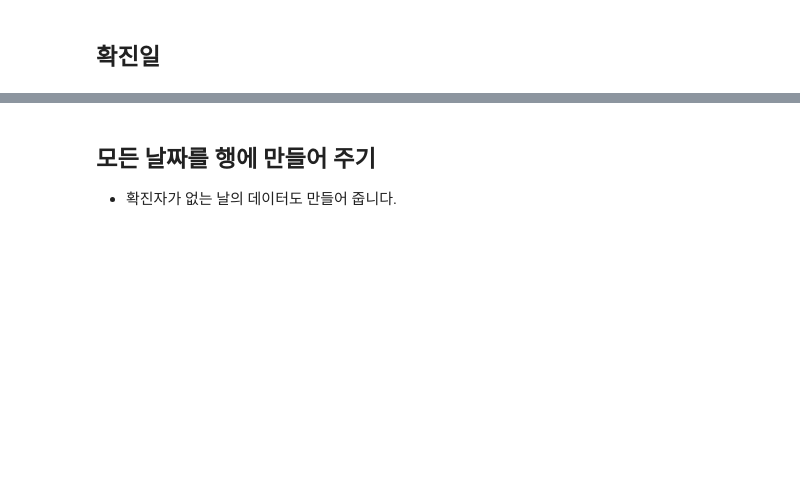
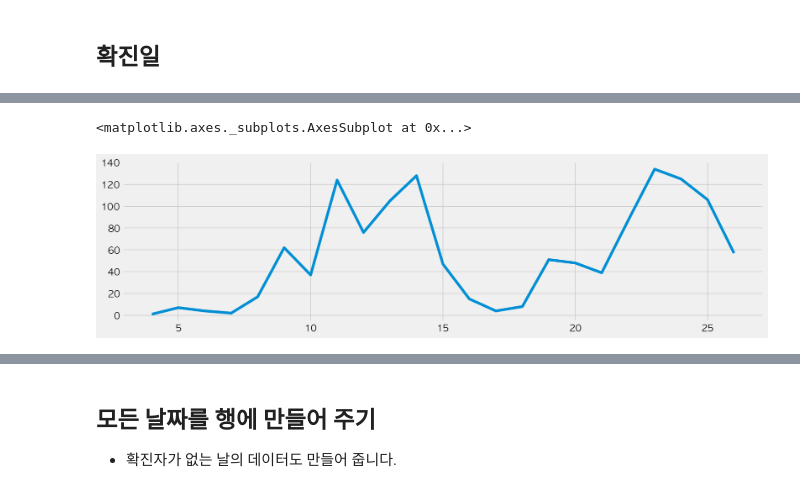
Before and after one commit to corazzon/cracking-the-pandas-cheat-sheet, a Jupyter notebook: seoul-covid-19-02-eda.ipynb, the cells around one changed output, grey strips where cells are left out. Cells and saved outputs as stored; diff of their text form; code cells hidden in the pictures; blank space fills up the shorter version.

```diff
--- a/seoul-covid-19-02-eda.ipynb
+++ b/seoul-covid-19-02-eda.ipynb
@@ -119,0 +279,6 @@ for i in range(len(day_count)):
+# %%
+month_case = df["주"].value_counts().sort_index()
+month_case.plot(figsize=(15, 4))
+# %% [output]
+<matplotlib.axes._subplots.AxesSubplot at 0x...>
+[figure, added]
```
Also changed, not shown: parts of 120 cells of this notebook, 5 other files.
